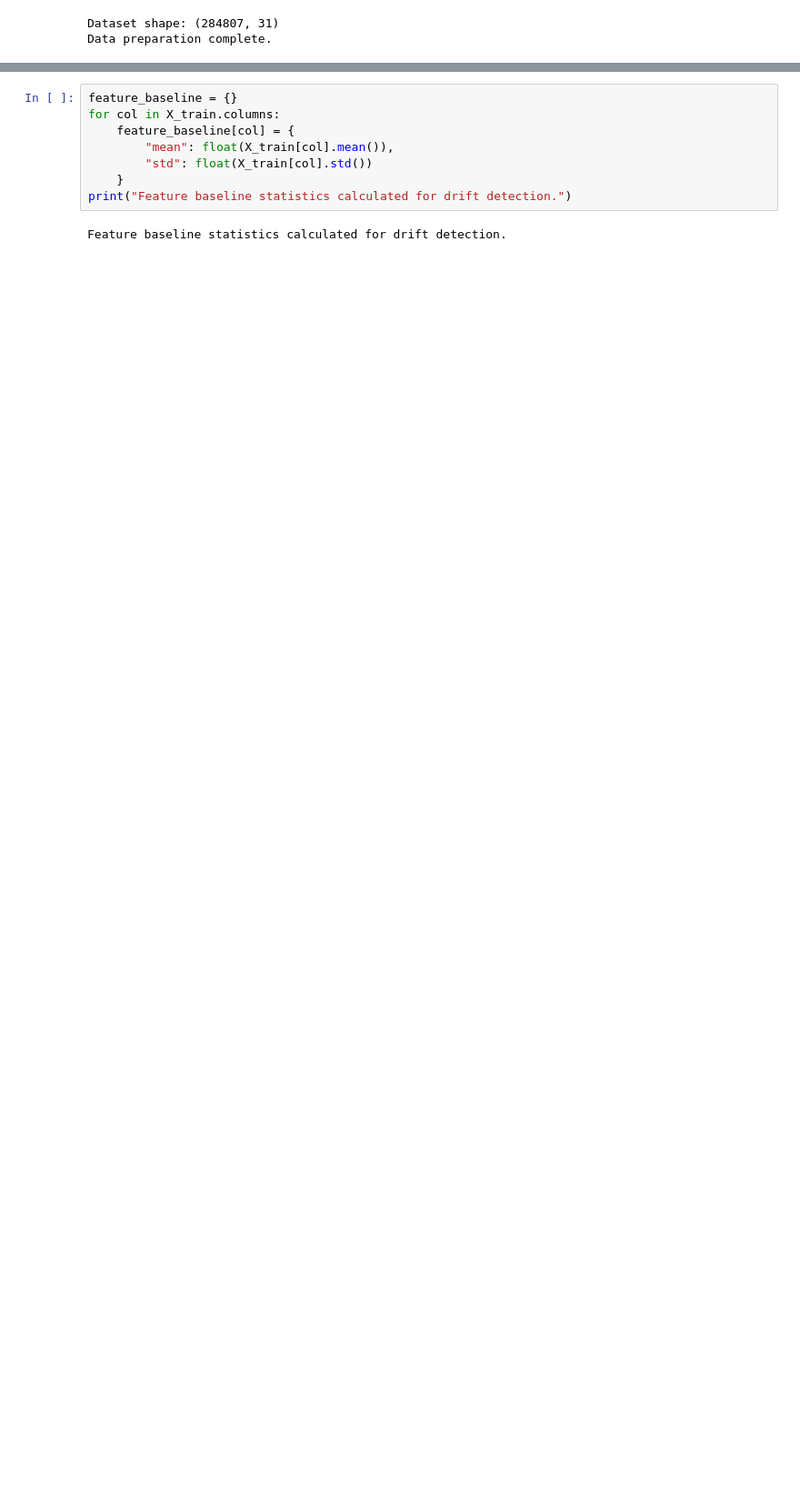
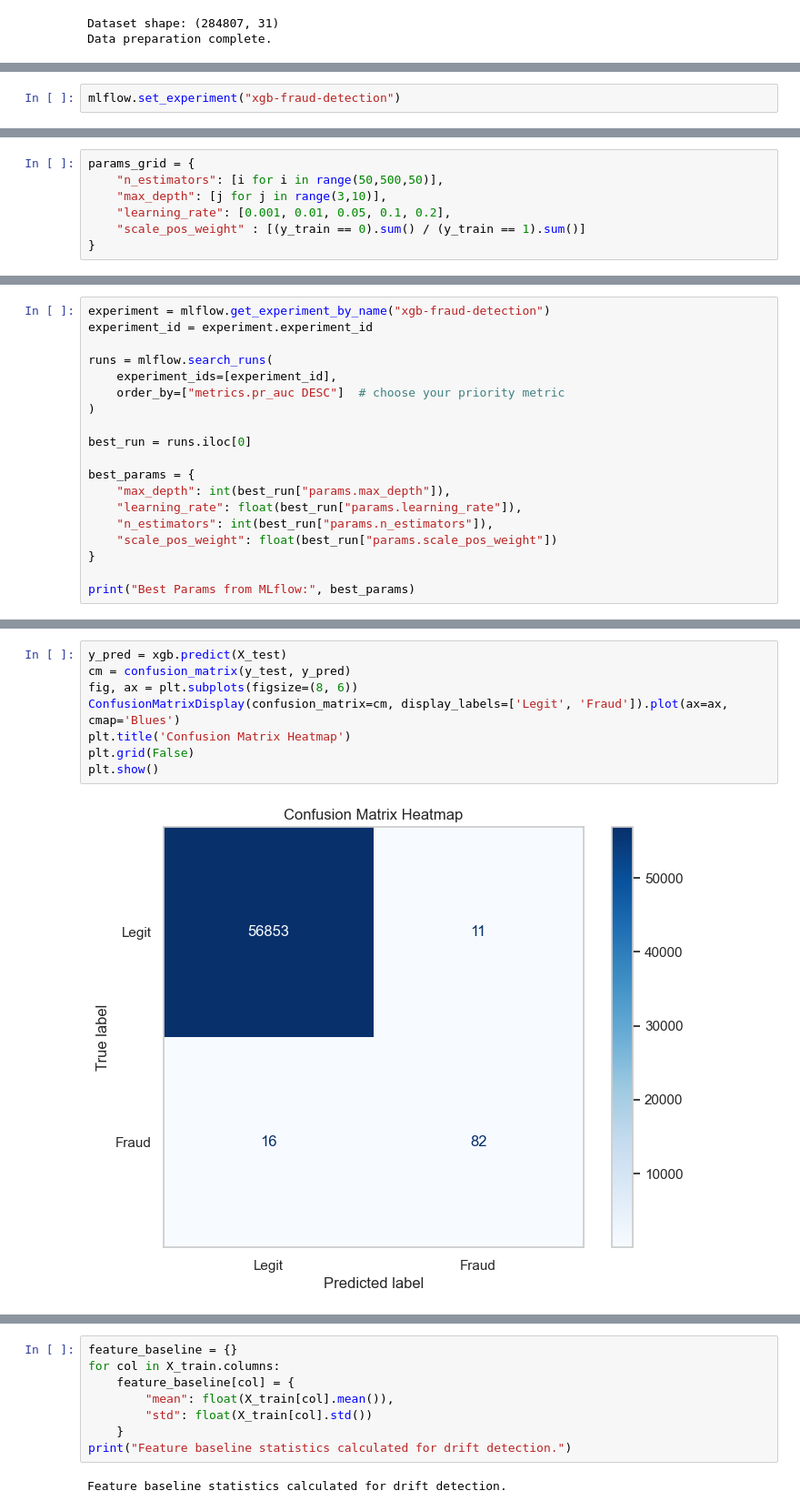
Before and after one commit to mayank2004201/fraud-detection-api, a Jupyter notebook: training/train.ipynb, the cells around one changed output, grey strips where cells are left out. Shown at 91% size. Cells and saved outputs as stored; diff of their text form; blank space fills up the shorter version.

```diff
--- a/training/train.ipynb
+++ b/training/train.ipynb
@@ -114,0 +132,2 @@ Best parameters found: {'learning_rate': 0.1, 'max_depth': 4, 'n_estimators': 35
+# %%
+mlflow.set_experiment("xgb-fraud-detection")
@@ -114,0 +139,7 @@ Best parameters found: {'learning_rate': 0.1, 'max_depth': 4, 'n_estimators': 35
+# %%
+params_grid = {
+    "n_estimators": [i for i in range(50,500,50)],
+    "max_depth": [j for j in range(3,10)],
+    "learning_rate": [0.001, 0.01, 0.05, 0.1, 0.2],
+    "scale_pos_weight" : [(y_train == 0).sum() / (y_train == 1).sum()]
+}
@@ -114,0 +221,19 @@ Best parameters found: {'learning_rate': 0.1, 'max_depth': 4, 'n_estimators': 35
+# %%
+experiment = mlflow.get_experiment_by_name("xgb-fraud-detection")
+experiment_id = experiment.experiment_id
+
+runs = mlflow.search_runs(
+    experiment_ids=[experiment_id],
+    order_by=["metrics.pr_auc DESC"]  # choose your priority metric
+)
+
+best_run = runs.iloc[0]
+
+best_params = {
+    "max_depth": int(best_run["params.max_depth"]),
+    "learning_rate": float(best_run["params.learning_rate"]),
+    "n_estimators": int(best_run["params.n_estimators"]),
+    "scale_pos_weight": float(best_run["params.scale_pos_weight"])
+}
+
+print("Best Params from MLflow:", best_params)
@@ -134,0 +316,10 @@ Final Model AUPRC: 0.8736
+# %%
+y_pred = xgb.predict(X_test)
+cm = confusion_matrix(y_test, y_pred)
+fig, ax = plt.subplots(figsize=(8, 6))
+ConfusionMatrixDisplay(confusion_matrix=cm, display_labels=['Legit', 'Fraud']).plot(ax=ax, cmap='Blues')
+plt.title('Confusion Matrix Heatmap')
+plt.grid(False)
+plt.show()
+# %% [output]
+[figure, added]
```
Also changed, not shown: parts of 34 cells of this notebook.
